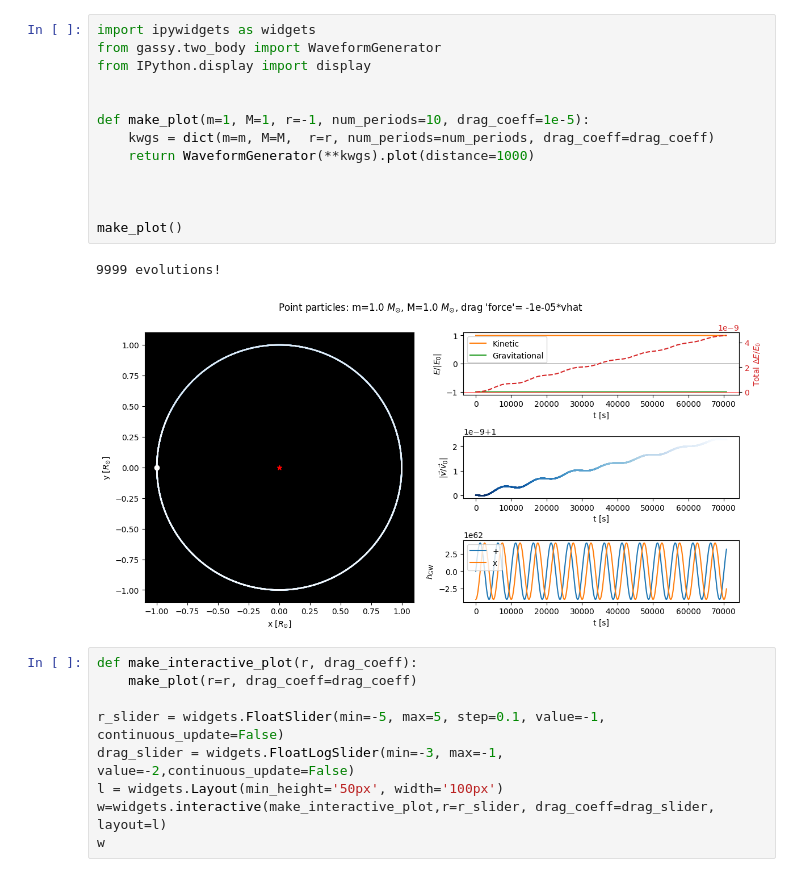
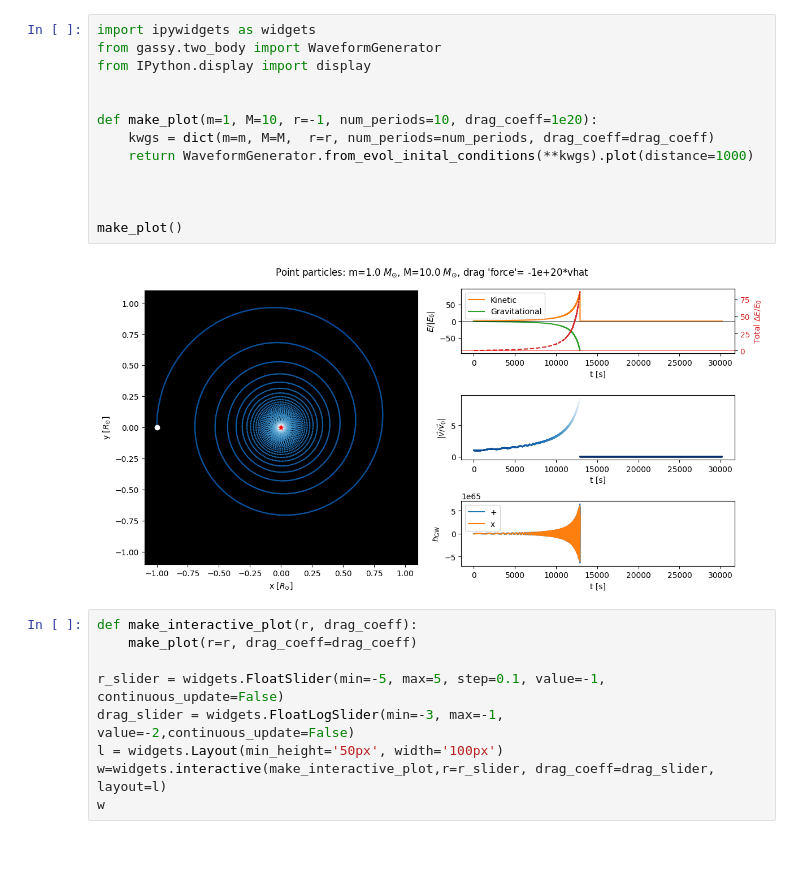
Before and after one commit to avivajpeyi/gassy, a Jupyter notebook: studies/interactive_waveform_plotter.ipynb, the cells around one changed output. Drawn from its saved outputs; the diff is of its cells as text; blank space fills up the shorter version.

Commit message:
add waveform drag test

```diff
--- a/studies/interactive_waveform_plotter.ipynb
+++ b/studies/interactive_waveform_plotter.ipynb
@@ -9,19 +6,18 @@ UsageError: Line magic function `%autoreload` not found.
 # %%
 import ipywidgets as widgets
 from gassy.two_body import WaveformGenerator
 from IPython.display import display
 
 
-def make_plot(m=1, M=1, r=-1, num_periods=10, drag_coeff=1e-5):
+def make_plot(m=1, M=10, r=-1, num_periods=10, drag_coeff=1e20):
     kwgs = dict(m=m, M=M,  r=r, num_periods=num_periods, drag_coeff=drag_coeff)
-    return WaveformGenerator(**kwgs).plot(distance=1000)
+    return WaveformGenerator.from_evol_inital_conditions(**kwgs).plot(distance=1000)
 
 
 
 make_plot()
 # %% [output]
-9999 evolutions!
-[figure, old version]
+[figure, new version]
 # %%
 def make_interactive_plot(r, drag_coeff):
     make_plot(r=r, drag_coeff=drag_coeff)
```
Also changed, not shown: parts of 1 cell of this notebook, 6 other files.
